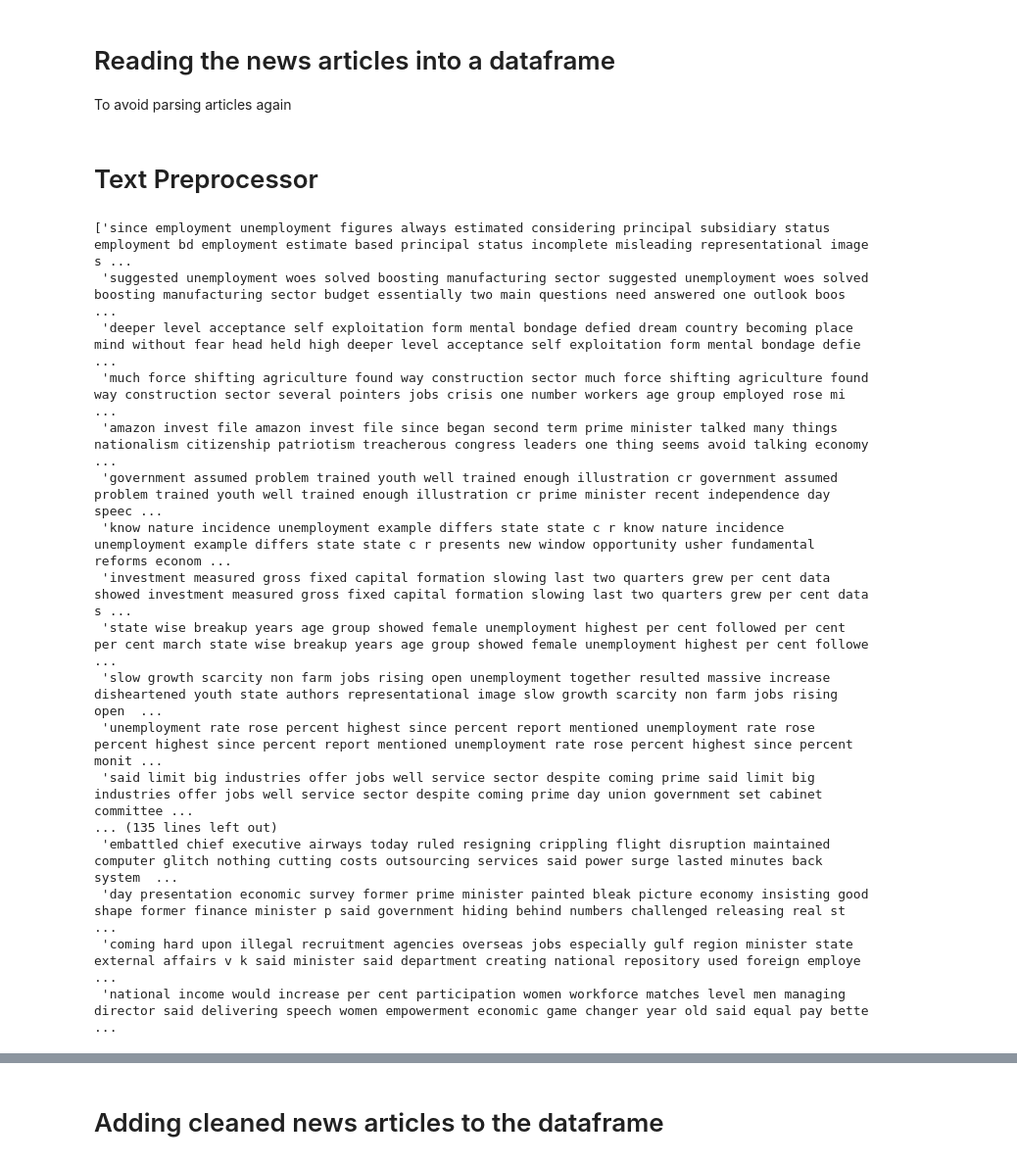
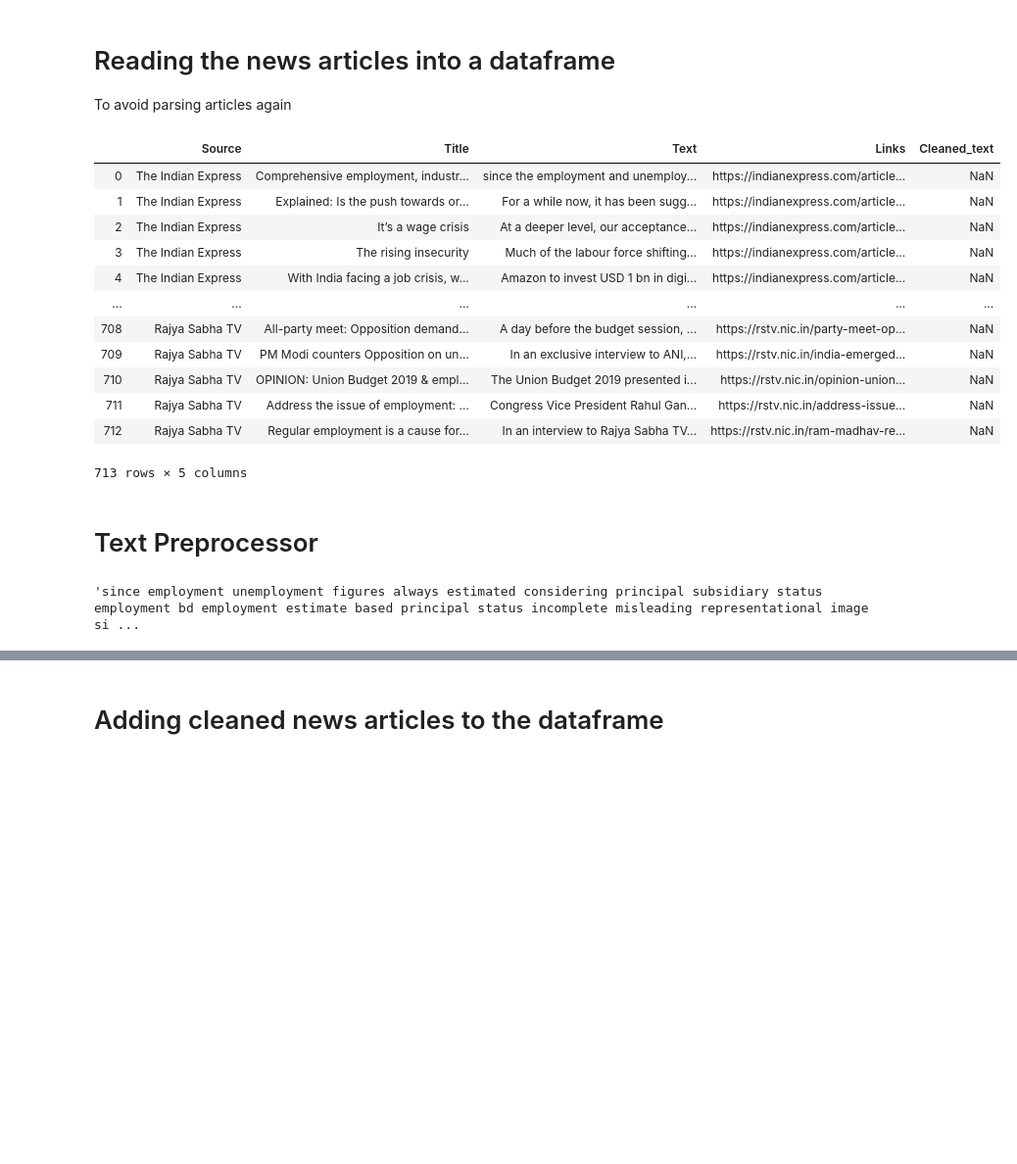
Before and after one commit to akshu98/MinorProjectUD02, a Jupyter notebook: Project.ipynb, the cells around one changed output, grey strips where cells are left out. Shown at 98% size. Drawn from its saved outputs; the diff is of its cells as text; code cells hidden in the pictures; blank space fills up the shorter version.

```diff
--- a/Project.ipynb
+++ b/Project.ipynb
@@ -71,8 +41,23 @@ df.to_csv("news articles/parsed_news_articles.csv",encoding="utf-8")
 # Reading the news articles into a dataframe
 To avoid parsing articles again
 # %%
-#df =pd.read_csv("news articles/parsed_news_articles_copy.csv")
-#df['Text'] = df['Text'].astype(str)
+df =pd.read_csv("news articles/parsed_news_articles.csv")
+df['Text'] = df['Text'].astype(str)
+df
+# %% [output]
+|  | Source | Title | Text | Links | Cleaned_text |
+| 0 | The Indian Express | Comprehensive employment, industr... | since the employment and unemploy... | https://indianexpress.com/article... | NaN |
+| 1 | The Indian Express | Explained: Is the push towards or... | For a while now, it has been sugg... | https://indianexpress.com/article... | NaN |
+| 2 | The Indian Express | It’s a wage crisis | At a deeper level, our acceptance... | https://indianexpress.com/article... | NaN |
+| 3 | The Indian Express | The rising insecurity | Much of the labour force shifting... | https://indianexpress.com/article... | NaN |
+| 4 | The Indian Express | With India facing a job crisis, w... | Amazon to invest USD 1 bn in digi... | https://indianexpress.com/article... | NaN |
+| ... | ... | ... | ... | ... | ... |
+| 708 | Rajya Sabha TV | All-party meet: Opposition demand... | A day before the budget session, ... | https://rstv.nic.in/party-meet-op... | NaN |
+| 709 | Rajya Sabha TV | PM Modi counters Opposition on un... | In an exclusive interview to ANI,... | https://rstv.nic.in/india-emerged... | NaN |
+| 710 | Rajya Sabha TV | OPINION: Union Budget 2019 & empl... | The Union Budget 2019 presented i... | https://rstv.nic.in/opinion-union... | NaN |
+| 711 | Rajya Sabha TV | Address the issue of employment: ... | Congress Vice President Rahul Gan... | https://rstv.nic.in/address-issue... | NaN |
+| 712 | Rajya Sabha TV | Regular employment is a cause for... | In an interview to Rajya Sabha TV... | https://rstv.nic.in/ram-madhav-re... | NaN |
+713 rows × 5 columns
 # %% [markdown]
 # Text Preprocessor
 # %%
@@ -106,22 +91,6 @@ for i in df.index:
     text=df['Text'][i]
     c=preprocessor(text)
     cleanedArticles.append(c)
-cleanedArticles
+cleanedArticles[0]
 # %% [output]
-['since employment unemployment figures always estimated considering principal subsidiary status employment bd employment estimate based principal status incomplete misleading representational image s ...
- 'suggested unemployment woes solved boosting manufacturing sector suggested unemployment woes solved boosting manufacturing sector budget essentially two main questions need answered one outlook boos ...
- 'deeper level acceptance self exploitation form mental bondage defied dream country becoming place mind without fear head held high deeper level acceptance self exploitation form mental bondage defie ...
- 'much force shifting agriculture found way construction sector much force shifting agriculture found way construction sector several pointers jobs crisis one number workers age group employed rose mi ...
- 'amazon invest file amazon invest file since began second term prime minister talked many things nationalism citizenship patriotism treacherous congress leaders one thing seems avoid talking economy  ...
- 'government assumed problem trained youth well trained enough illustration cr government assumed problem trained youth well trained enough illustration cr prime minister recent independence day speec ...
- 'know nature incidence unemployment example differs state state c r know nature incidence unemployment example differs state state c r presents new window opportunity usher fundamental reforms econom ...
- 'investment measured gross fixed capital formation slowing last two quarters grew per cent data showed investment measured gross fixed capital formation slowing last two quarters grew per cent data s ...
- 'state wise breakup years age group showed female unemployment highest per cent followed per cent per cent march state wise breakup years age group showed female unemployment highest per cent followe ...
- 'slow growth scarcity non farm jobs rising open unemployment together resulted massive increase disheartened youth state authors representational image slow growth scarcity non farm jobs rising open  ...
- 'unemployment rate rose percent highest since percent report mentioned unemployment rate rose percent highest since percent report mentioned unemployment rate rose percent highest since percent monit ...
- 'said limit big industries offer jobs well service sector despite coming prime said limit big industries offer jobs well service sector despite coming prime day union government set cabinet committee ...
-... (135 lines left out)
- 'embattled chief executive airways today ruled resigning crippling flight disruption maintained computer glitch nothing cutting costs outsourcing services said power surge lasted minutes back system  ...
- 'day presentation economic survey former prime minister painted bleak picture economy insisting good shape former finance minister p said government hiding behind numbers challenged releasing real st ...
- 'coming hard upon illegal recruitment agencies overseas jobs especially gulf region minister state external affairs v k said minister said department creating national repository used foreign employe ...
- 'national income would increase per cent participation women workforce matches level men managing director said delivering speech women empowerment economic game changer year old said equal pay bette ...
+'since employment unemployment figures always estimated considering principal subsidiary status employment bd employment estimate based principal status incomplete misleading representational image si ...
```
Also changed, not shown: parts of 18 cells of this notebook, 15 other files.
